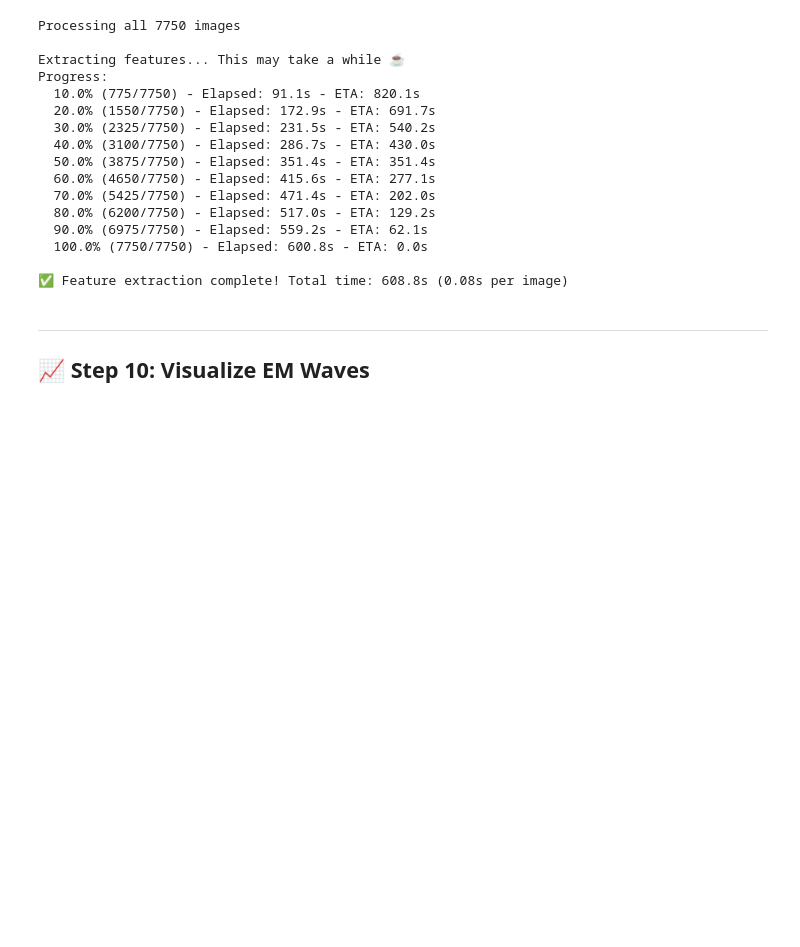
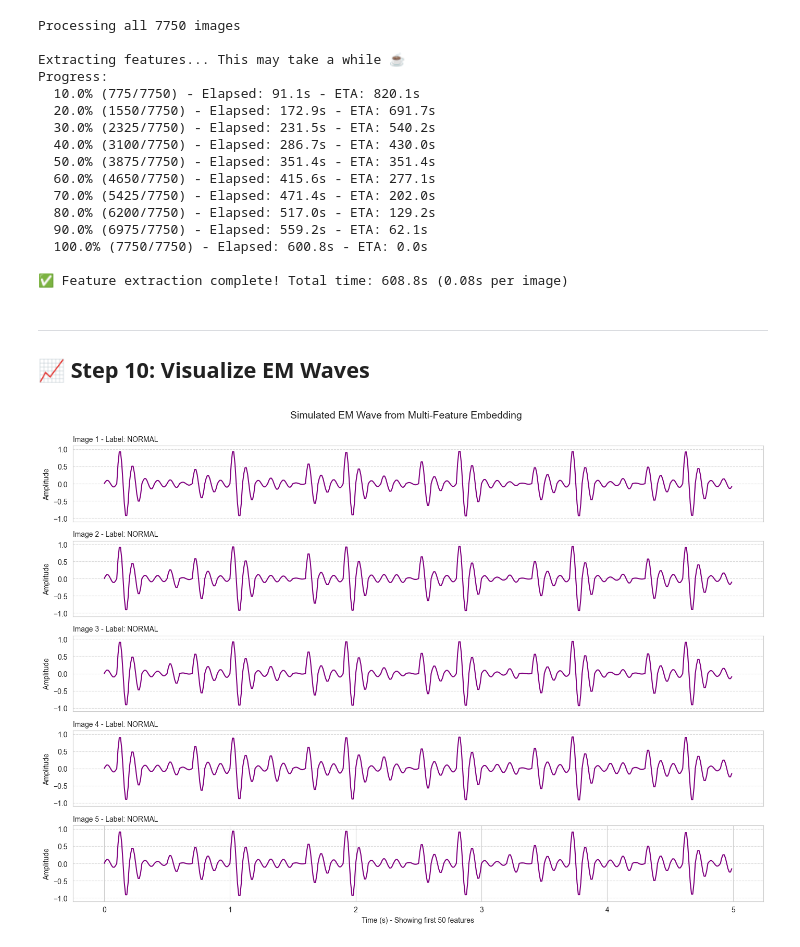
Before and after one commit to Kalharapasan/Chest-X-Ray-Classification-with-Machine-Learning, a Jupyter notebook: Chest X-Ray Classification with Machine Learning I.ipynb, the cells around one changed output. Saved outputs shown, nothing was run; the diff lists cells and outputs as text; code cells hidden in the pictures; blank space fills up the shorter version.

Commit message:
Plot EM waves for first 5 images

```diff
--- a/Chest X-Ray Classification with Machine Learning I.ipynb
+++ b/Chest X-Ray Classification with Machine Learning I.ipynb
@@ -455,3 +455,34 @@ Progress:
 # %% [markdown]
 ---
 ## 📈 Step 10: Visualize EM Waves
+# %%
+N_PLOTS = min(5, len(df_sample))
+fig, axes = plt.subplots(N_PLOTS, 1, figsize=(14, 2 * N_PLOTS))
+
+if N_PLOTS == 1:
+    axes = [axes]
+
+plt.suptitle('Simulated EM Wave from Multi-Feature Embedding', fontsize=14, y=1.0)
+FEATURES_TO_PLOT = 50
+
+for i in range(N_PLOTS):
+    analog_values = df_sample['multi_analog_values'].iloc[i]
+    label = df_sample['label'].iloc[i]
+    analog_subsample = analog_values[:FEATURES_TO_PLOT]
+    t, wave = generate_em_wave(analog_subsample, carrier_freq=10, sampling_rate=100)
+
+    ax = axes[i]
+    ax.plot(t, wave, color='purple', linewidth=1.5)
+    ax.set_title(f"Image {i+1} - Label: {label}", fontsize=10, loc='left')
+    ax.set_ylabel('Amplitude')
+    ax.set_ylim(-1.1, 1.1)
+    ax.grid(axis='y', linestyle='--', alpha=0.7)
+
+    if i < N_PLOTS - 1:
+        ax.set_xticks([])
+
+axes[-1].set_xlabel(f'Time (s) - Showing first {FEATURES_TO_PLOT} features')
+plt.tight_layout()
+plt.show()
+# %% [output]
+[figure, added]
```
